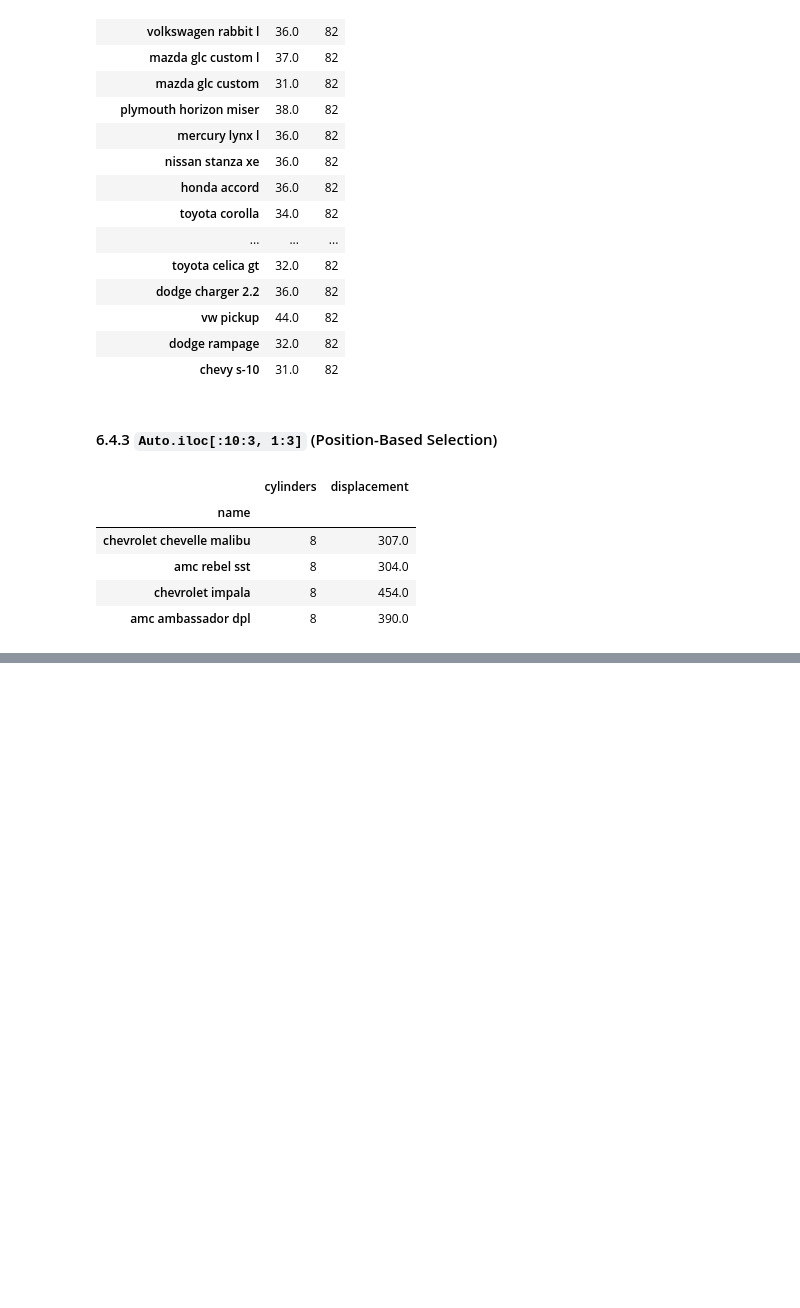
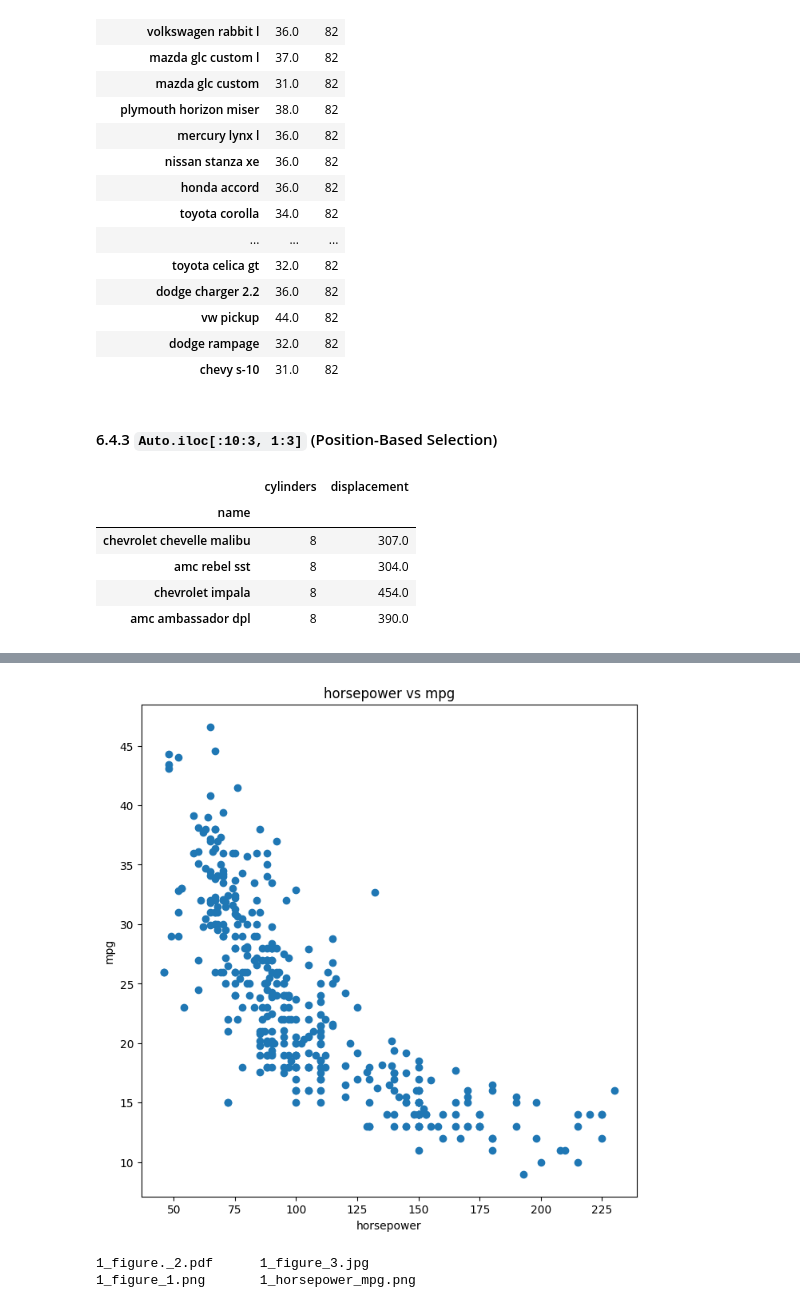
Before and after one commit to Xiaoke1982/statistical_learning_python, a Jupyter notebook: notebooks/1_Introduction_to_Python.ipynb, the cells around one changed output, grey strips where cells are left out. Saved outputs shown, nothing was run; the diff lists cells and outputs as text; code cells hidden in the pictures; blank space fills up the shorter version.

Commit message:
updated basics of making graphs by subplots from pyplot module

```diff
--- a/notebooks/1_Introduction_to_Python.ipynb
+++ b/notebooks/1_Introduction_to_Python.ipynb
@@ -842,0 +851,6 @@ import pandas as
+# %%
+Auto = pd.read_csv("../data/Auto.data",
+                   na_values = ["?"],
+                   sep = "\s+")
+Auto = Auto.dropna()
+Auto
@@ -843,2 +871,16 @@ import pandas as
 # %%
 from matplotlib.pyplot import subplots
+# %%
+fig, ax = subplots(figsize = (8, 8))
+ax.plot(Auto["horsepower"], Auto["mpg"], "o")
+ax.set_xlabel("horsepower")
+ax.set_ylabel("mpg")
+ax.set_title("horsepower vs mpg");
+# %% [output]
+[figure, added]
+# %%
+fig.savefig("../figures/1_horsepower_mpg")
+!ls ../figures
+# %% [output]
+1_figure._2.pdf      1_figure_3.jpg
+1_figure_1.png       1_horsepower_mpg.png
```
Also changed, not shown: parts of 20 cells of this notebook, 3 other files.
